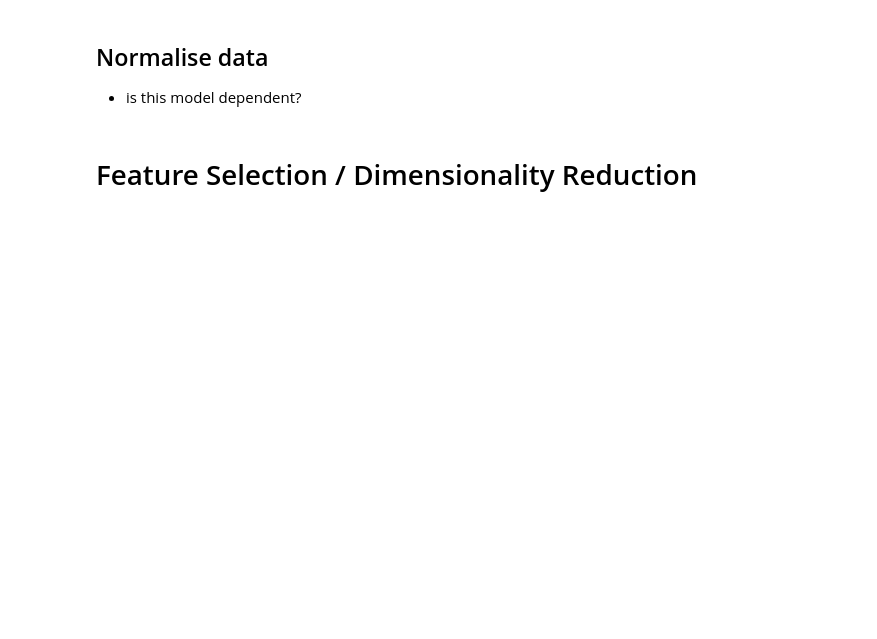
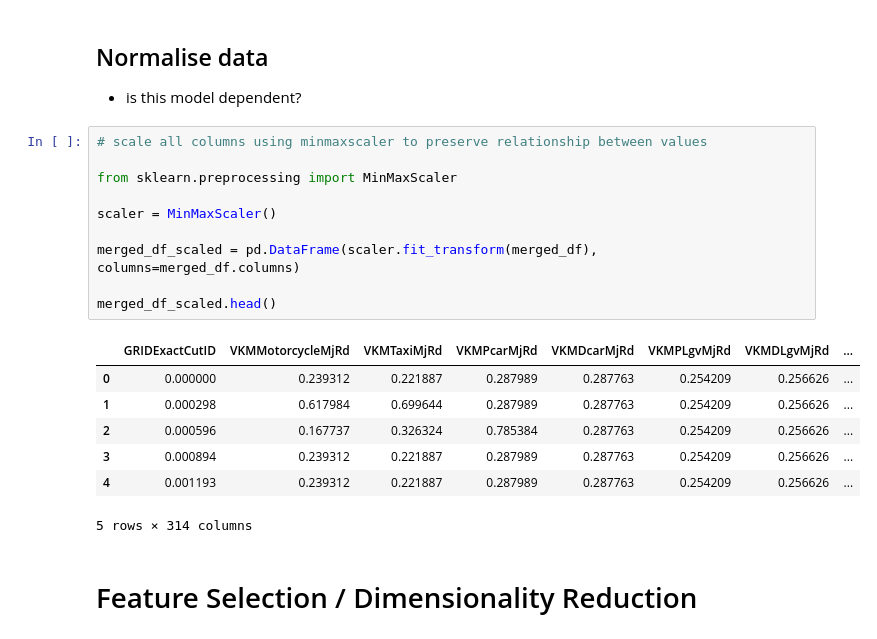
Before and after one commit to JosephPassant/csck503_groupb_assignment, a Jupyter notebook: data_exploration.ipynb, the cells around one changed output. Drawn from its saved outputs; the diff is of its cells as text; blank space fills up the shorter version.

```diff
--- a/data_exploration.ipynb
+++ b/data_exploration.ipynb
@@ -1251,5 +1265,23 @@ msno.matrix(merged_df)
 ## Normalise data
 
 * is this model dependent?
+# %%
+# scale all columns using minmaxscaler to preserve relationship between values
+
+from sklearn.preprocessing import MinMaxScaler
+
+scaler = MinMaxScaler()
+
+merged_df_scaled = pd.DataFrame(scaler.fit_transform(merged_df), columns=merged_df.columns)
+
+merged_df_scaled.head()
+# %% [output]
+|  | GRIDExactCutID | VKMMotorcycleMjRd | VKMTaxiMjRd | VKMPcarMjRd | VKMDcarMjRd | VKMPLgvMjRd | VKMDLgvMjRd | ... |
+| 0 | 0.000000 | 0.239312 | 0.221887 | 0.287989 | 0.287763 | 0.254209 | 0.256626 | ... |
+| 1 | 0.000298 | 0.617984 | 0.699644 | 0.287989 | 0.287763 | 0.254209 | 0.256626 | ... |
+| 2 | 0.000596 | 0.167737 | 0.326324 | 0.785384 | 0.287763 | 0.254209 | 0.256626 | ... |
+| 3 | 0.000894 | 0.239312 | 0.221887 | 0.287989 | 0.287763 | 0.254209 | 0.256626 | ... |
+| 4 | 0.001193 | 0.239312 | 0.221887 | 0.287989 | 0.287763 | 0.254209 | 0.256626 | ... |
+5 rows × 314 columns
 # %% [markdown]
 #  Feature Selection / Dimensionality Reduction
```
Also changed, not shown: parts of 12 cells of this notebook.
